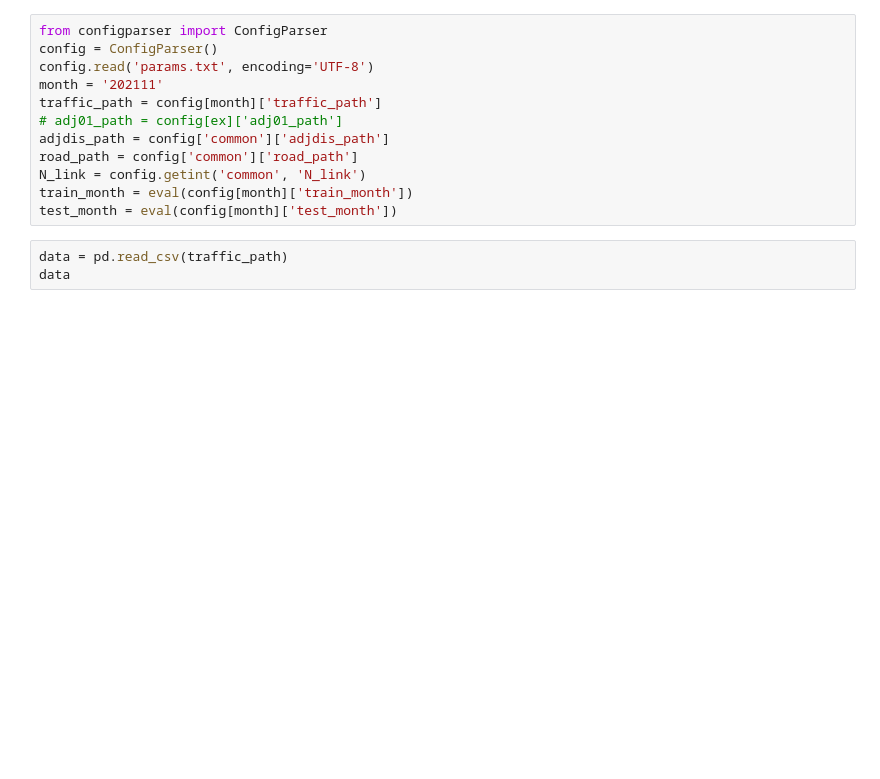
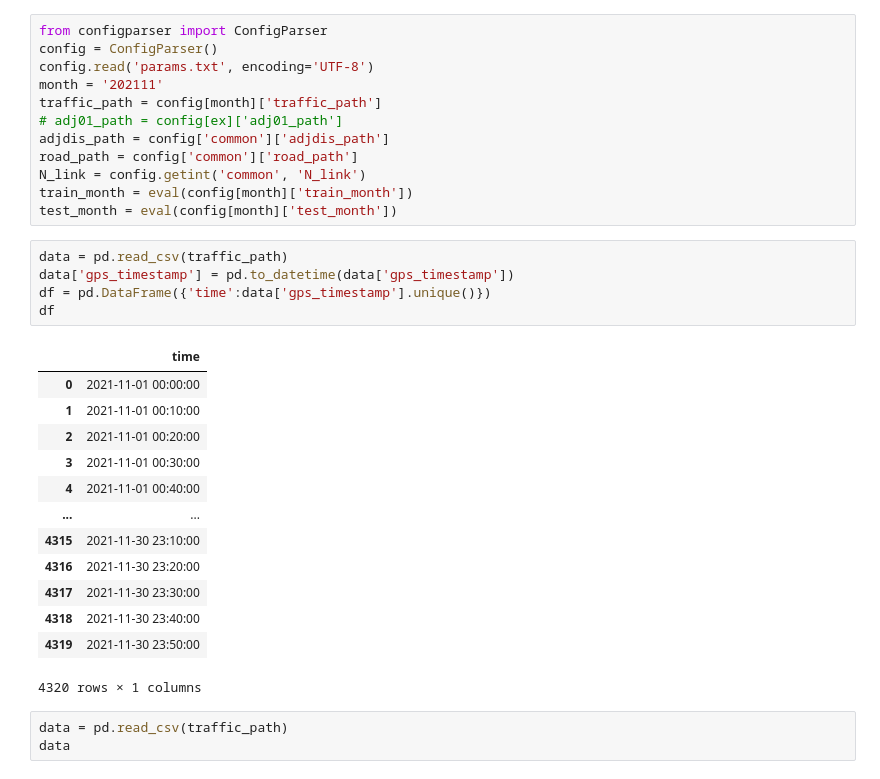
Before and after one commit to deepkashiwa20/CapitalTraffic, a Jupyter notebook: baseline/checkdata1.ipynb, the cells around one changed output. Drawn from its saved outputs; the diff is of its cells as text; blank space fills up the shorter version.

```diff
--- a/baseline/checkdata1.ipynb
+++ b/baseline/checkdata1.ipynb
@@ -15,6 +15,25 @@ road_path = config['common']['road_path']
 N_link = config.getint('common', 'N_link')
 train_month = eval(config[month]['train_month'])
 test_month = eval(config[month]['test_month'])
+# %%
+data = pd.read_csv(traffic_path)
+data['gps_timestamp'] = pd.to_datetime(data['gps_timestamp'])
+df = pd.DataFrame({'time':data['gps_timestamp'].unique()})
+df
+# %% [output]
+|  | time |
+| 0 | 2021-11-01 00:00:00 |
+| 1 | 2021-11-01 00:10:00 |
+| 2 | 2021-11-01 00:20:00 |
+| 3 | 2021-11-01 00:30:00 |
+| 4 | 2021-11-01 00:40:00 |
+| ... | ... |
+| 4315 | 2021-11-30 23:10:00 |
+| 4316 | 2021-11-30 23:20:00 |
+| 4317 | 2021-11-30 23:30:00 |
+| 4318 | 2021-11-30 23:40:00 |
+| 4319 | 2021-11-30 23:50:00 |
+4320 rows × 1 columns
 # %%
 data = pd.read_csv(traffic_path)
 data
```
Also changed, not shown: 5 other files.
